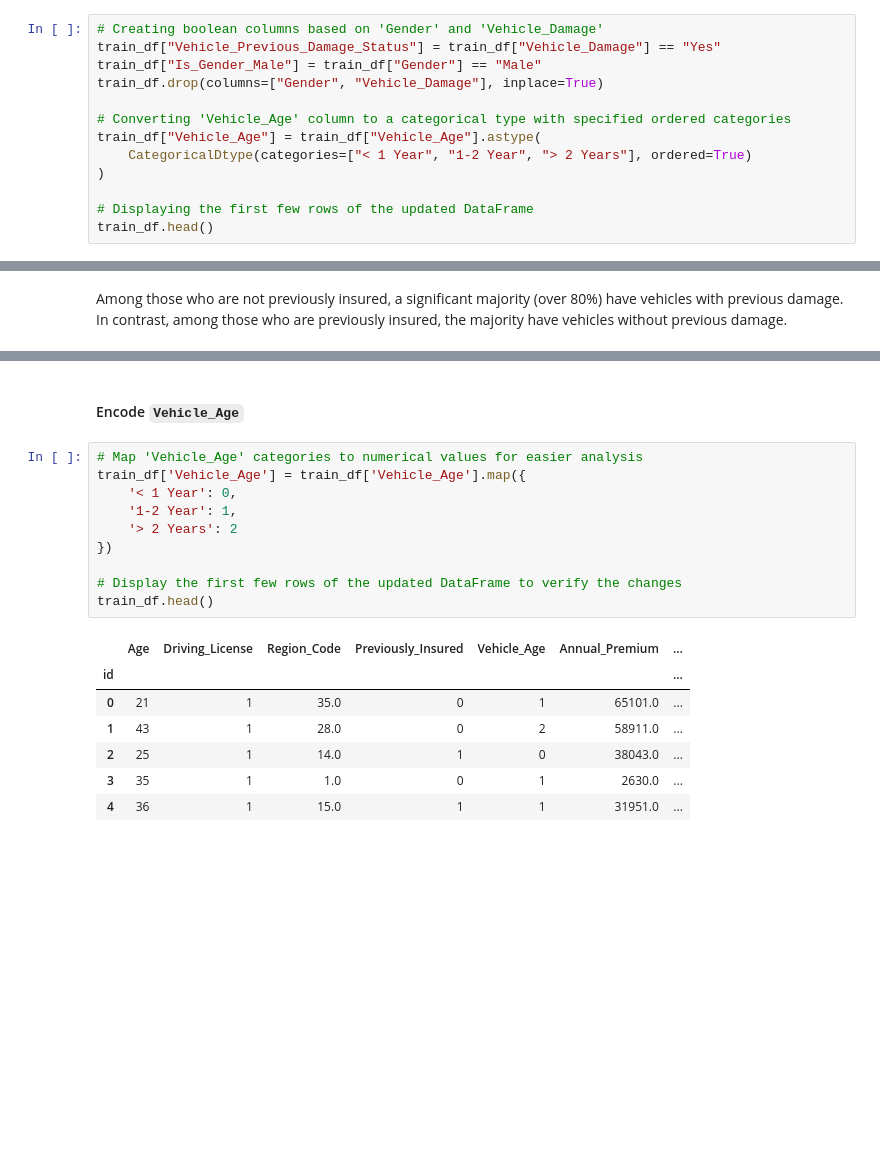
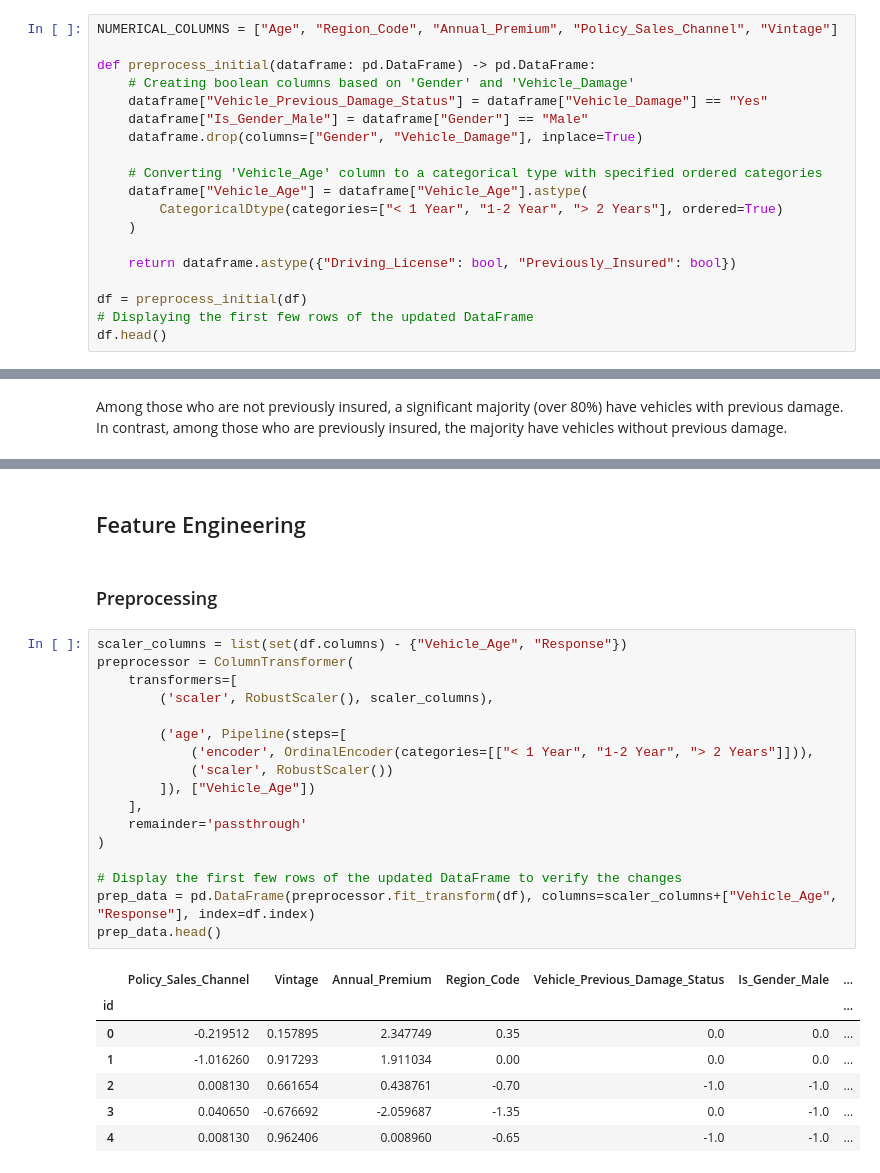
Before and after one commit to dmydud/data-science-portfolio, a Jupyter notebook: BinaryClassification_EDA_and_Prediction.ipynb, the cells around one changed output, grey strips where cells are left out. Drawn from its saved outputs; the diff is of its cells as text; blank space fills up the shorter version.

```diff
--- a/BinaryClassification_EDA_and_Prediction.ipynb
+++ b/BinaryClassification_EDA_and_Prediction.ipynb
@@ -234,18 +267,24 @@ stats.T.style
 # %% [markdown]
 #### Data Preprocessing
 # %%
-# Creating boolean columns based on 'Gender' and 'Vehicle_Damage'
-train_df["Vehicle_Previous_Damage_Status"] = train_df["Vehicle_Damage"] == "Yes"
-train_df["Is_Gender_Male"] = train_df["Gender"] == "Male"
-train_df.drop(columns=["Gender", "Vehicle_Damage"], inplace=True)
+NUMERICAL_COLUMNS = ["Age", "Region_Code", "Annual_Premium", "Policy_Sales_Channel", "Vintage"]
 
-# Converting 'Vehicle_Age' column to a categorical type with specified ordered categories
-train_df["Vehicle_Age"] = train_df["Vehicle_Age"].astype(
-    CategoricalDtype(categories=["< 1 Year", "1-2 Year", "> 2 Years"], ordered=True)
-)
+def preprocess_initial(dataframe: pd.DataFrame) -> pd.DataFrame:
+    # Creating boolean columns based on 'Gender' and 'Vehicle_Damage'
+    dataframe["Vehicle_Previous_Damage_Status"] = dataframe["Vehicle_Damage"] == "Yes"
+    dataframe["Is_Gender_Male"] = dataframe["Gender"] == "Male"
+    dataframe.drop(columns=["Gender", "Vehicle_Damage"], inplace=True)
 
+    # Converting 'Vehicle_Age' column to a categorical type with specified ordered categories
+    dataframe["Vehicle_Age"] = dataframe["Vehicle_Age"].astype(
+        CategoricalDtype(categories=["< 1 Year", "1-2 Year", "> 2 Years"], ordered=True)
+    )
+
+    return dataframe.astype({"Driving_License": bool, "Previously_Insured": bool})
+
+df = preprocess_initial(df)
 # Displaying the first few rows of the updated DataFrame
-train_df.head()
+df.head()
 # %% [output]
 |  | Age | Driving_License | Region_Code | Previously_Insured | Vehicle_Age | Annual_Premium | ... |
 | id |  |  |  |  |  |  | ... |
@@ -696,23 +738,32 @@ ax.spines['right'].set_visible(False)
 plt.grid(False)
 # %% [output]
 [figure]
-# %% [markdown]
-#### Encode `Vehicle_Age`
+# %% [markdown]
+## Feature Engineering
+# %% [markdown]
+### Preprocessing
 # %%
-# Map 'Vehicle_Age' categories to numerical values for easier analysis
-train_df['Vehicle_Age'] = train_df['Vehicle_Age'].map({
-    '< 1 Year': 0,
-    '1-2 Year': 1,
-    '> 2 Years': 2
-})
+scaler_columns = list(set(df.columns) - {"Vehicle_Age", "Response"})
+preprocessor = ColumnTransformer(
+    transformers=[
+        ('scaler', RobustScaler(), scaler_columns),
+
+        ('age', Pipeline(steps=[
+            ('encoder', OrdinalEncoder(categories=[["< 1 Year", "1-2 Year", "> 2 Years"]])),
+            ('scaler', RobustScaler())
+        ]), ["Vehicle_Age"])
+    ],
+    remainder='passthrough'
+)
 
 # Display the first few rows of the updated DataFrame to verify the changes
-train_df.head()
+prep_data = pd.DataFrame(preprocessor.fit_transform(df), columns=scaler_columns+["Vehicle_Age", "Response"], index=df.index)
+prep_data.head()
 # %% [output]
-|  | Age | Driving_License | Region_Code | Previously_Insured | Vehicle_Age | Annual_Premium | ... |
+|  | Policy_Sales_Channel | Vintage | Annual_Premium | Region_Code | Vehicle_Previous_Damage_Status | Is_Gender_Male | ... |
 | id |  |  |  |  |  |  | ... |
-| 0 | 21 | 1 | 35.0 | 0 | 1 | 65101.0 | ... |
-| 1 | 43 | 1 | 28.0 | 0 | 2 | 58911.0 | ... |
-| 2 | 25 | 1 | 14.0 | 1 | 0 | 38043.0 | ... |
-| 3 | 35 | 1 | 1.0 | 0 | 1 | 2630.0 | ... |
-| 4 | 36 | 1 | 15.0 | 1 | 1 | 31951.0 | ... |
+| 0 | -0.219512 | 0.157895 | 2.347749 | 0.35 | 0.0 | 0.0 | ... |
+| 1 | -1.016260 | 0.917293 | 1.911034 | 0.00 | 0.0 | 0.0 | ... |
+| 2 | 0.008130 | 0.661654 | 0.438761 | -0.70 | -1.0 | -1.0 | ... |
+| 3 | 0.040650 | -0.676692 | -2.059687 | -1.35 | 0.0 | -1.0 | ... |
+| 4 | 0.008130 | 0.962406 | 0.008960 | -0.65 | -1.0 | -1.0 | ... |
```
Also changed, not shown: parts of 41 cells of this notebook.
